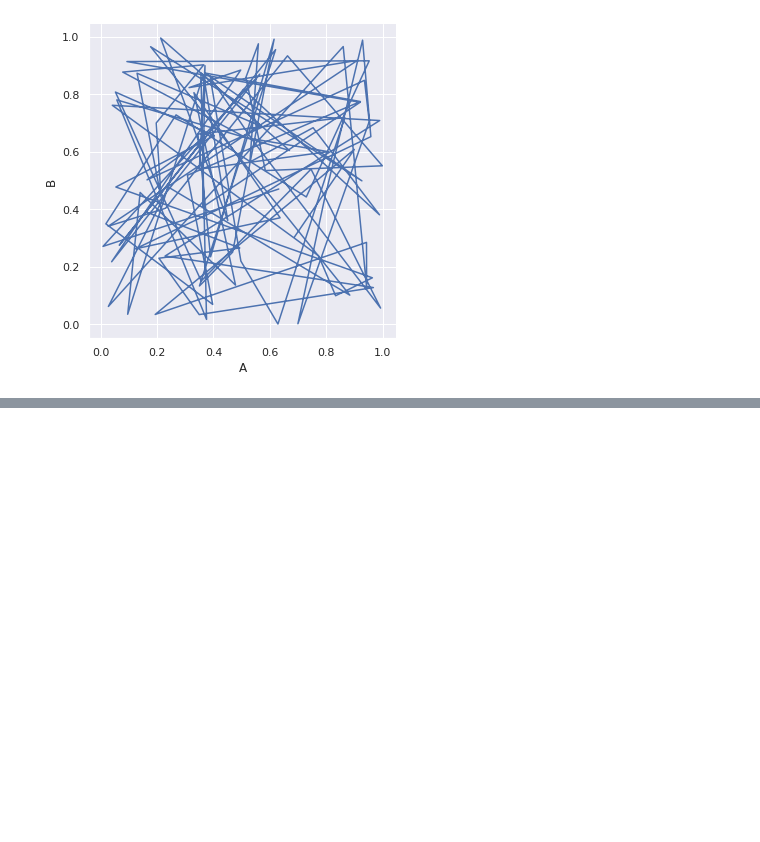
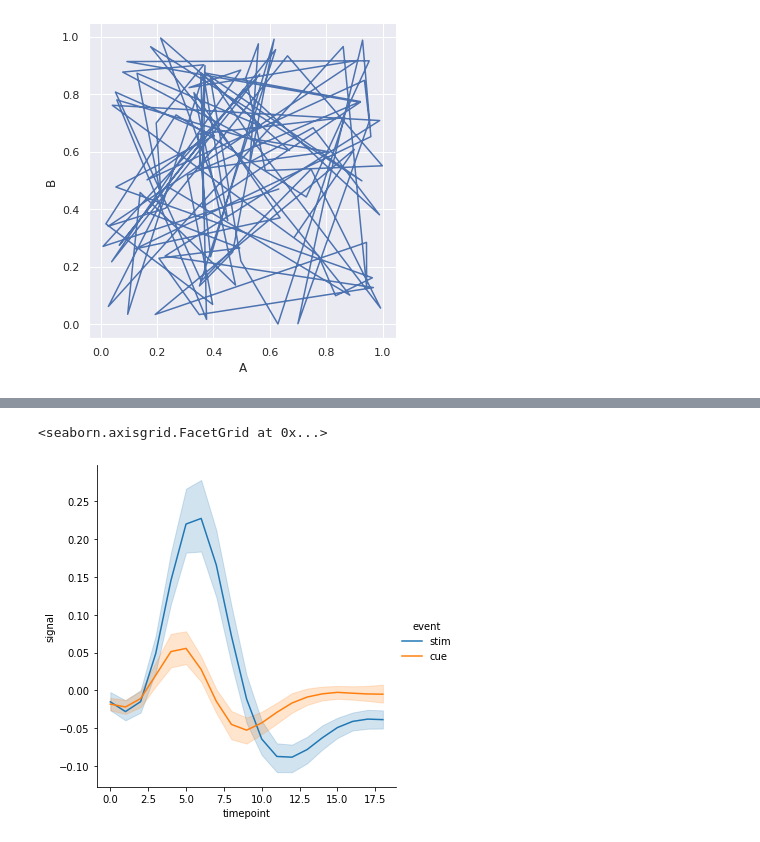
Before and after one commit to lakshit2808/ML-Tool-Kit, a Jupyter notebook: Data_Visualization/Seaborn/seaborn.ipynb, the cells around one changed output, grey strips where cells are left out. Drawn from its saved outputs; the diff is of its cells as text; code cells hidden in the pictures; blank space fills up the shorter version.

```diff
--- a/Data_Visualization/Seaborn/seaborn.ipynb
+++ b/Data_Visualization/Seaborn/seaborn.ipynb
@@ -79,0 +108,5 @@ sns.relplot(x = 'A' , y = 'B', data = df, kind='line', sort=False)
+# %%
+sns.relplot(x = 'timepoint', y = 'signal', data = df, kind = 'line' ,hue = 'event')
+# %% [output]
+<seaborn.axisgrid.FacetGrid at 0x...>
+[figure, added]
```
Also changed, not shown: parts of 14 cells of this notebook.
